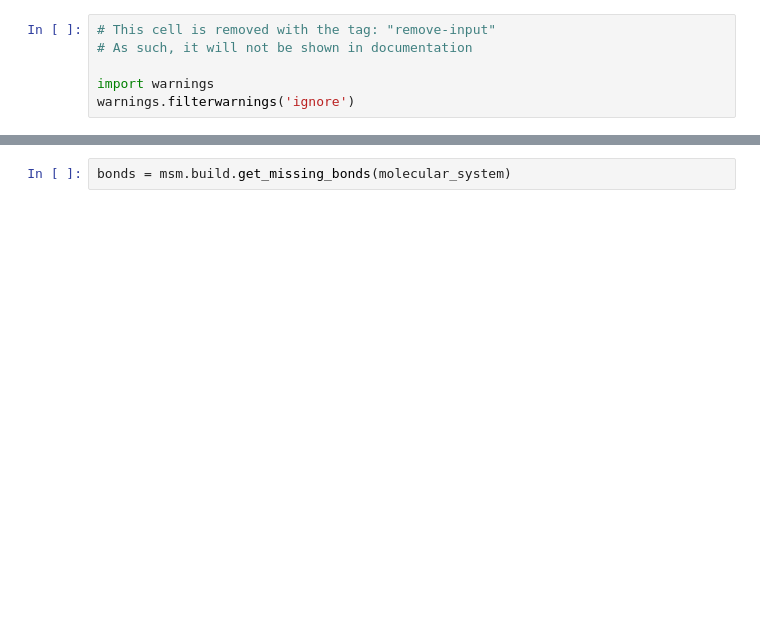
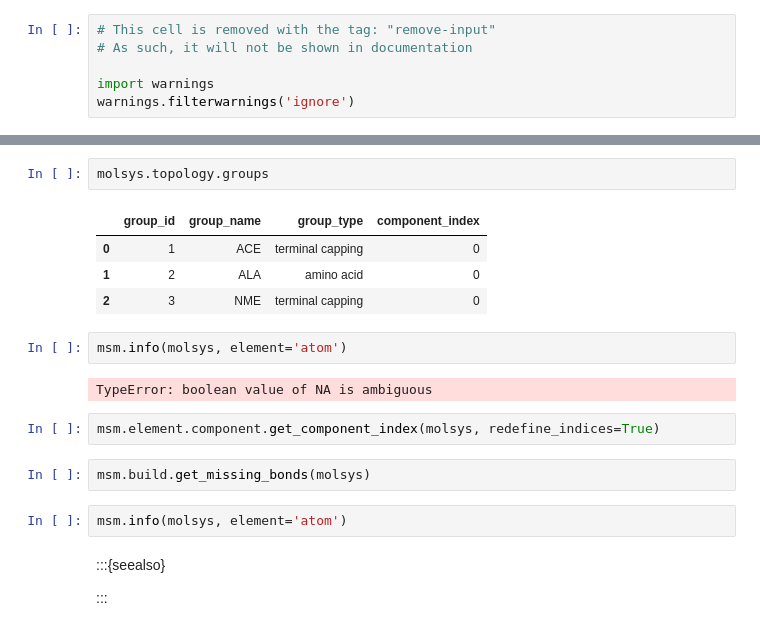
Before and after one commit to LMMV/molsysmt, a Jupyter notebook: docs/contents/user/tools/build/get_missing_bonds.ipynb, the cells around one changed output, grey strips where cells are left out. Cells and saved outputs as stored; diff of their text form; blank space fills up the shorter version.

```diff
--- a/docs/contents/user/tools/build/get_missing_bonds.ipynb
+++ b/docs/contents/user/tools/build/get_missing_bonds.ipynb
@@ -22,2 +61,21 @@ msm.build.remove_bonds(molecular_system)
+# %%
+molsys.topology.groups
+# %% [output]
+|  | group_id | group_name | group_type | component_index |
+| 0 | 1 | ACE | terminal capping | 0 |
+| 1 | 2 | ALA | amino acid | 0 |
+| 2 | 3 | NME | terminal capping | 0 |
+# %%
+msm.info(molsys, element='atom')
+# %% [output]
+TypeError: boolean value of NA is ambiguous
+# %%
+msm.element.component.get_component_index(molsys, redefine_indices=True)
 # %%
-bonds = msm.build.get_missing_bonds(molecular_system)
+msm.build.get_missing_bonds(molsys)
+# %%
+msm.info(molsys, element='atom')
+# %% [markdown]
+:::{seealso}
+
+:::
```
Also changed, not shown: parts of 5 cells of this notebook, 2 other files.
